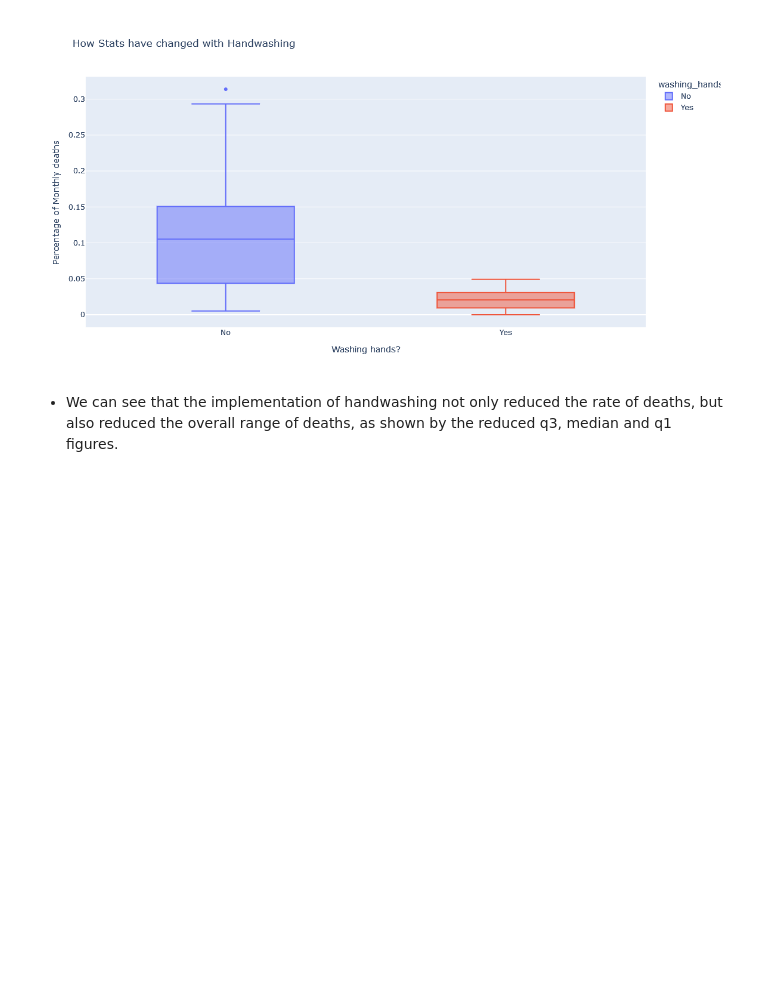
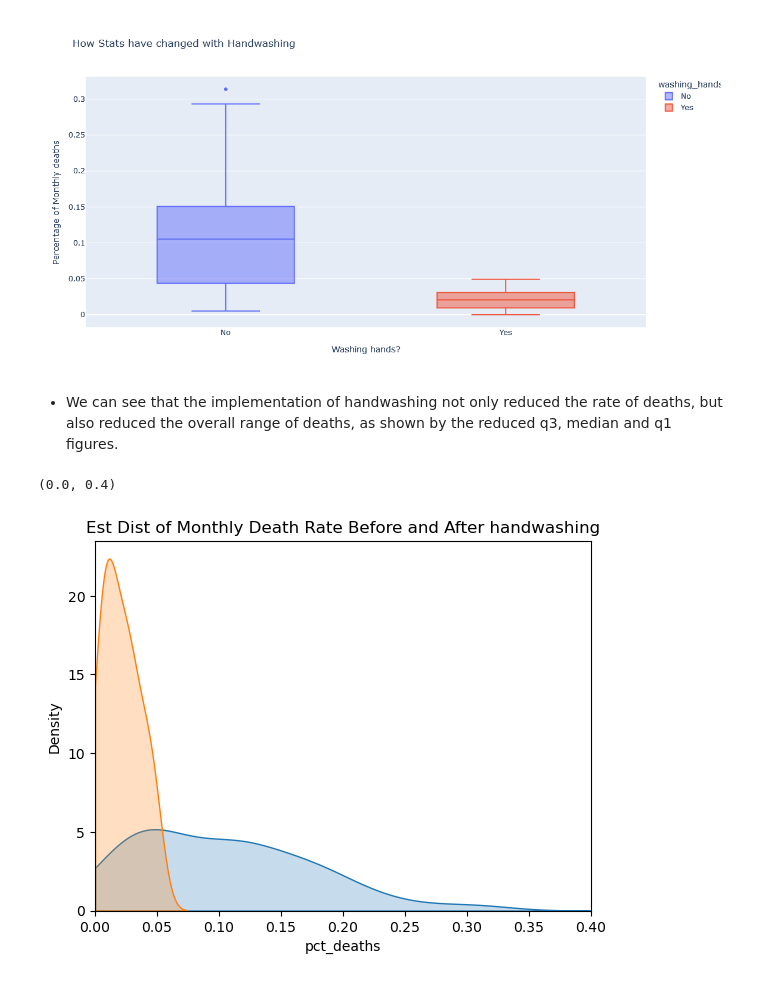
Before and after one commit to Am1tp/DataAnalysis-JupyterNotebook-BirthsDeathsViennaHospital1840s, a Jupyter notebook: Dr-Semmelweis-Analysis.ipynb, the cells around one changed output. Saved outputs shown, nothing was run; the diff lists cells and outputs as text; code cells hidden in the pictures; blank space fills up the shorter version.

```diff
--- a/Dr-Semmelweis-Analysis.ipynb
+++ b/Dr-Semmelweis-Analysis.ipynb
@@ -222,3 +222,12 @@ box.update_layout(xaxis_title='Washing hands?',
 [figure]
 # %% [markdown]
 - We can see that the implementation of handwashing not only reduced the rate of deaths, but also reduced the overall range of deaths, as shown by the reduced q3, median and q1 figures.
+# %%
+plt.figure()
+sns.kdeplot(before.pct_deaths, fill=True, clip=(0,1))
+sns.kdeplot(after.pct_deaths, fill=True, clip=(0,1))
+plt.title('Est Dist of Monthly Death Rate Before and After handwashing')
+plt.xlim(0,0.4)
+# %% [output]
+(0.0, 0.4)
+[figure, added]
```
Also changed, not shown: parts of 6 cells of this notebook.
